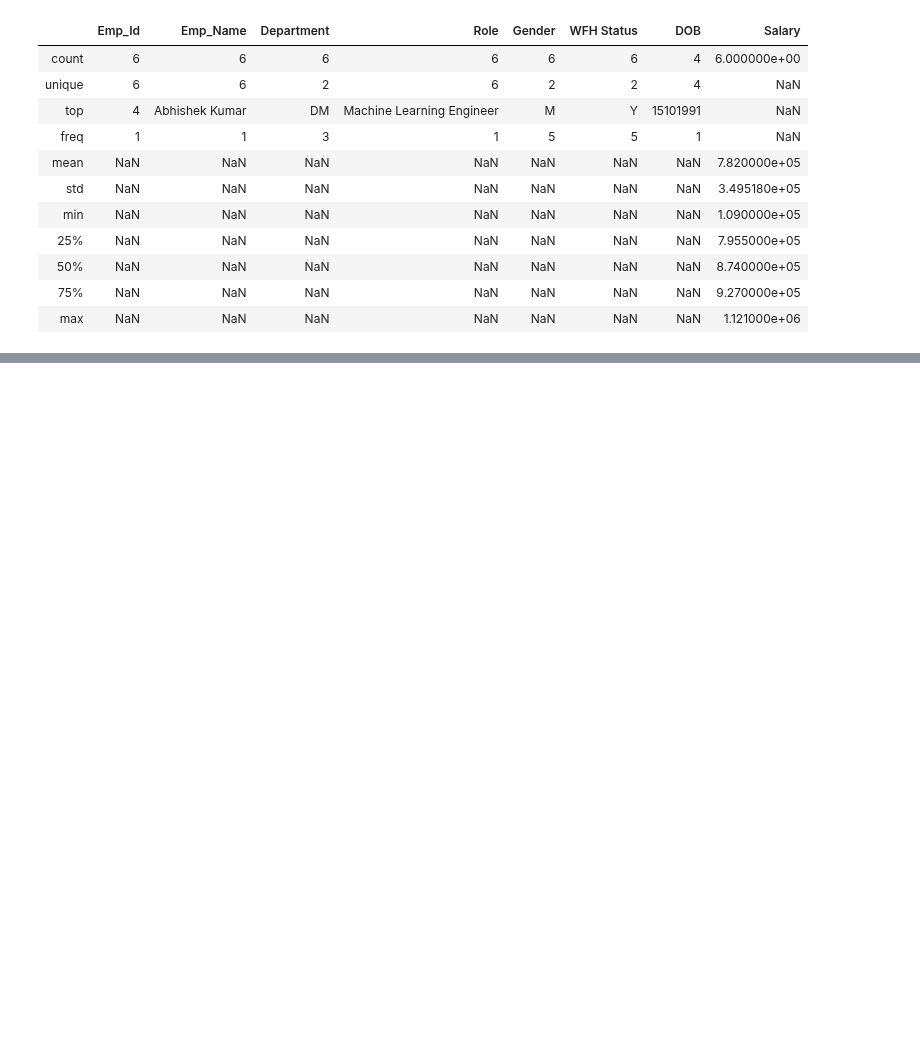
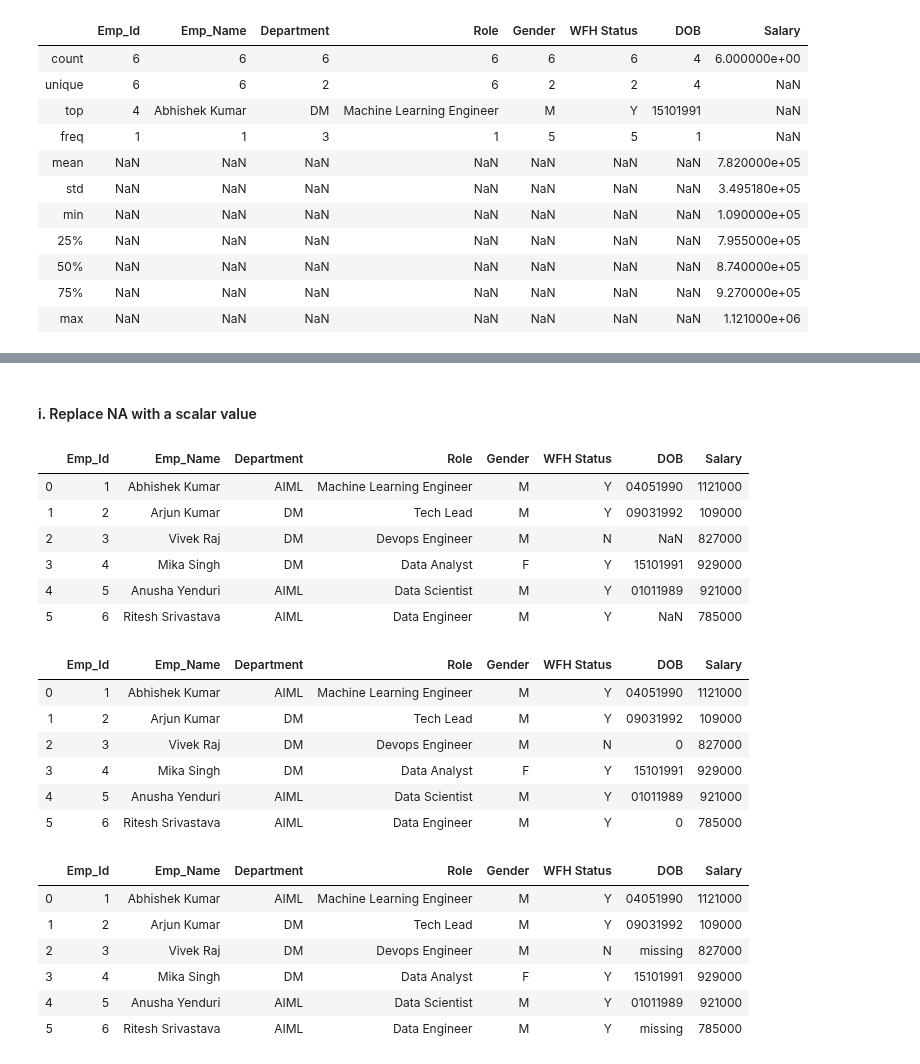
Before and after one commit to AbhishekKumar-0311/Machine-Learning-with-Python, a Jupyter notebook: Pandas/Learning_Pandas_Part_2.ipynb, the cells around one changed output, grey strips where cells are left out. Drawn from its saved outputs; the diff is of its cells as text; code cells hidden in the pictures; blank space fills up the shorter version.

```diff
--- a/Pandas/Learning_Pandas_Part_2.ipynb
+++ b/Pandas/Learning_Pandas_Part_2.ipynb
@@ -650,0 +733,31 @@ emp_df_3e.describe(include= 'all')
+# %% [markdown]
+#### i. Replace NA with a scalar value
+# %%
+# Setup : DataFrame creation
+emp_df_4b = emp_df.copy()
+emp_df_4b
+
+emp_df_4b.fillna(0)
+emp_df_4b.fillna('missing')
+# %% [output]
+|  | Emp_Id | Emp_Name | Department | Role | Gender | WFH Status | DOB | Salary |
+| 0 | 1 | Abhishek Kumar | AIML | Machine Learning Engineer | M | Y | 04051990 | 1121000 |
+| 1 | 2 | Arjun Kumar | DM | Tech Lead | M | Y | 09031992 | 109000 |
+| 2 | 3 | Vivek Raj | DM | Devops Engineer | M | N | NaN | 827000 |
+| 3 | 4 | Mika Singh | DM | Data Analyst | F | Y | 15101991 | 929000 |
+| 4 | 5 | Anusha Yenduri | AIML | Data Scientist | M | Y | 01011989 | 921000 |
+| 5 | 6 | Ritesh Srivastava | AIML | Data Engineer | M | Y | NaN | 785000 |
+|  | Emp_Id | Emp_Name | Department | Role | Gender | WFH Status | DOB | Salary |
+| 0 | 1 | Abhishek Kumar | AIML | Machine Learning Engineer | M | Y | 04051990 | 1121000 |
+| 1 | 2 | Arjun Kumar | DM | Tech Lead | M | Y | 09031992 | 109000 |
+| 2 | 3 | Vivek Raj | DM | Devops Engineer | M | N | 0 | 827000 |
+| 3 | 4 | Mika Singh | DM | Data Analyst | F | Y | 15101991 | 929000 |
+| 4 | 5 | Anusha Yenduri | AIML | Data Scientist | M | Y | 01011989 | 921000 |
+| 5 | 6 | Ritesh Srivastava | AIML | Data Engineer | M | Y | 0 | 785000 |
+|  | Emp_Id | Emp_Name | Department | Role | Gender | WFH Status | DOB | Salary |
+| 0 | 1 | Abhishek Kumar | AIML | Machine Learning Engineer | M | Y | 04051990 | 1121000 |
+| 1 | 2 | Arjun Kumar | DM | Tech Lead | M | Y | 09031992 | 109000 |
+| 2 | 3 | Vivek Raj | DM | Devops Engineer | M | N | missing | 827000 |
+| 3 | 4 | Mika Singh | DM | Data Analyst | F | Y | 15101991 | 929000 |
+| 4 | 5 | Anusha Yenduri | AIML | Data Scientist | M | Y | 01011989 | 921000 |
+| 5 | 6 | Ritesh Srivastava | AIML | Data Engineer | M | Y | missing | 785000 |
```
Also changed, not shown: parts of 13 cells of this notebook.
